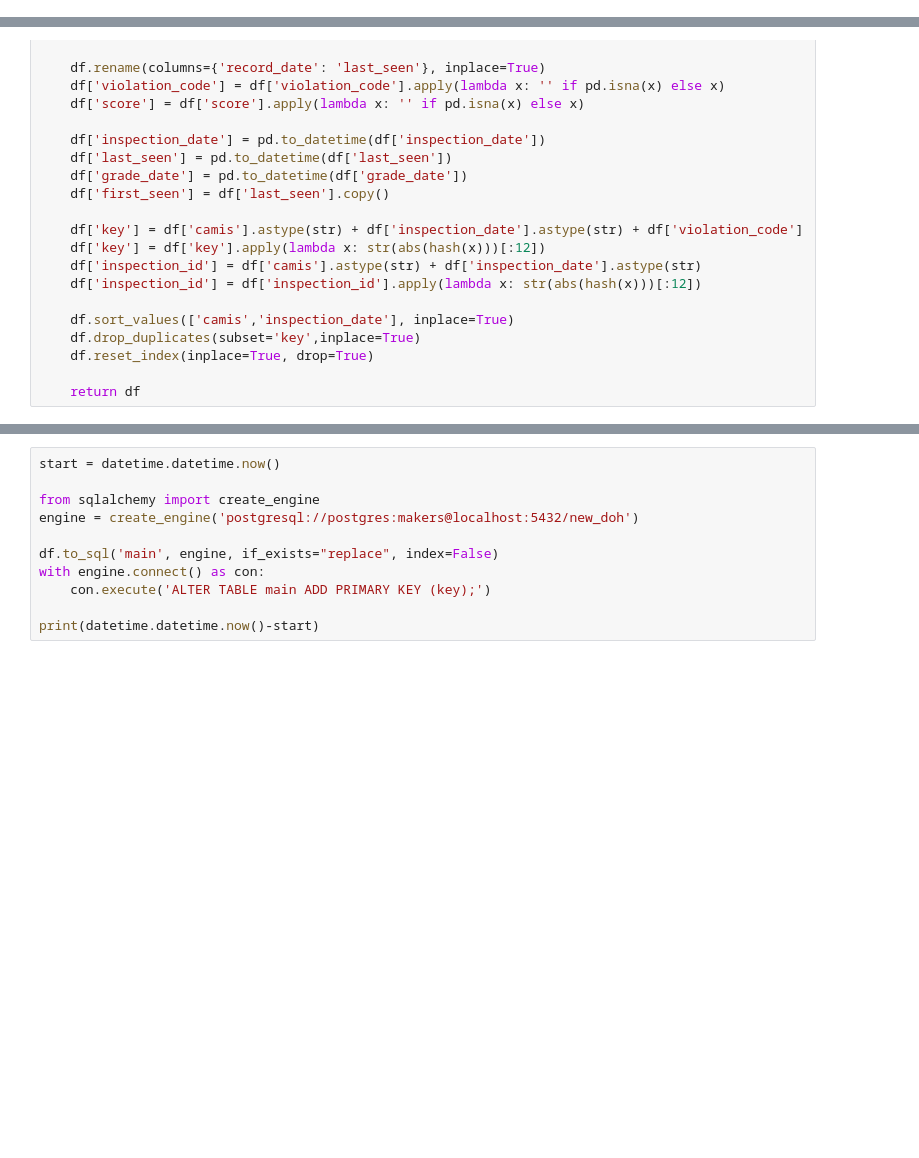
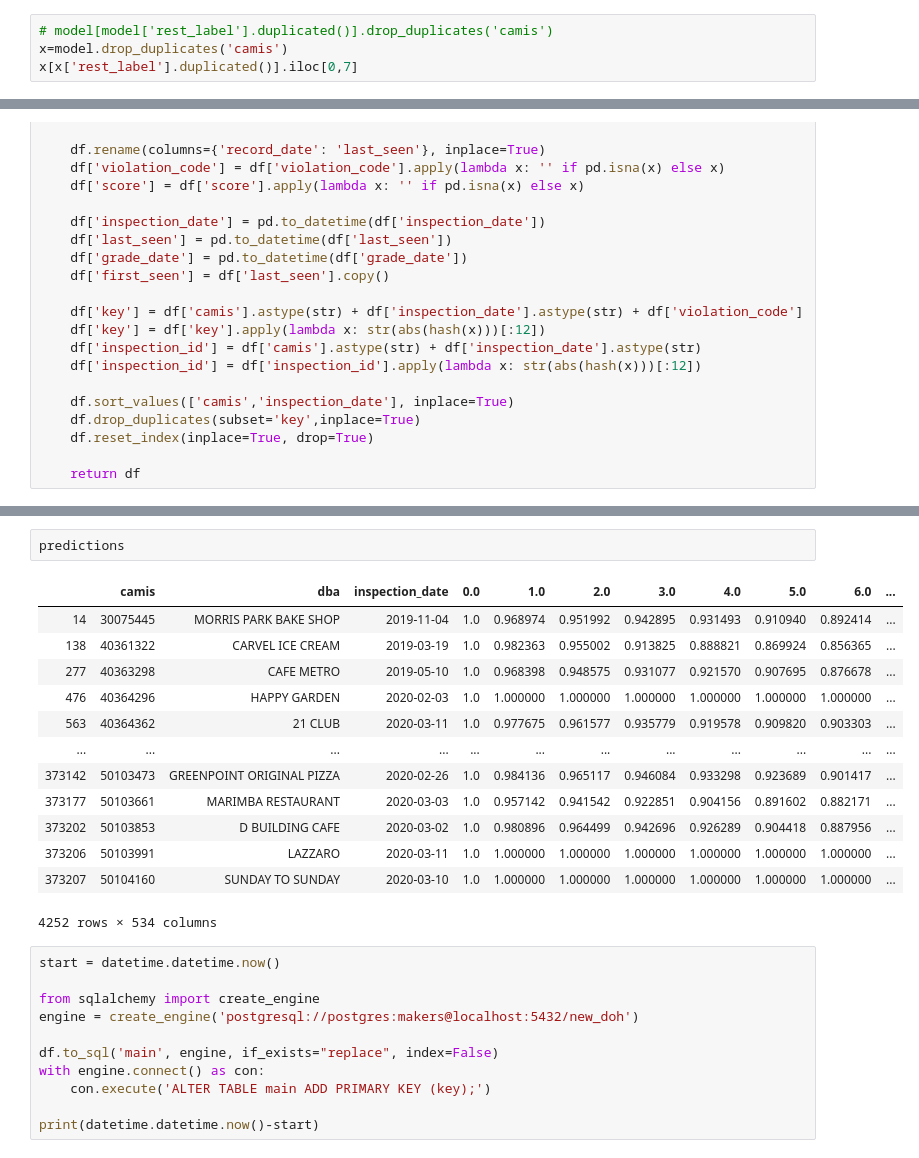
Before and after one commit to AdamWBeal/nyc_doh_predictor, a Jupyter notebook: scratchpad.ipynb, the cells around one changed output, grey strips where cells are left out. Drawn from its saved outputs; the diff is of its cells as text; blank space fills up the shorter version.

```diff
--- a/scratchpad.ipynb
+++ b/scratchpad.ipynb
@@ -15,0 +236,4 @@ import sqlalchemy
+# %%
+# model[model['rest_label'].duplicated()].drop_duplicates('camis')
+x=model.drop_duplicates('camis')
+x[x['rest_label'].duplicated()].iloc[0,7]
@@ -46,3 +416,19 @@ model = prepare_data('new_file.csv')
+# %%
+predictions
+# %% [output]
+|  | camis | dba | inspection_date | 0.0 | 1.0 | 2.0 | 3.0 | 4.0 | 5.0 | 6.0 | ... |
+| 14 | 30075445 | MORRIS PARK BAKE SHOP | 2019-11-04 | 1.0 | 0.968974 | 0.951992 | 0.942895 | 0.931493 | 0.910940 | 0.892414 | ... |
+| 138 | 40361322 | CARVEL ICE CREAM | 2019-03-19 | 1.0 | 0.982363 | 0.955002 | 0.913825 | 0.888821 | 0.869924 | 0.856365 | ... |
+| 277 | 40363298 | CAFE METRO | 2019-05-10 | 1.0 | 0.968398 | 0.948575 | 0.931077 | 0.921570 | 0.907695 | 0.876678 | ... |
+| 476 | 40364296 | HAPPY GARDEN | 2020-02-03 | 1.0 | 1.000000 | 1.000000 | 1.000000 | 1.000000 | 1.000000 | 1.000000 | ... |
+| 563 | 40364362 | 21 CLUB | 2020-03-11 | 1.0 | 0.977675 | 0.961577 | 0.935779 | 0.919578 | 0.909820 | 0.903303 | ... |
+| ... | ... | ... | ... | ... | ... | ... | ... | ... | ... | ... | ... |
+| 373142 | 50103473 | GREENPOINT ORIGINAL PIZZA | 2020-02-26 | 1.0 | 0.984136 | 0.965117 | 0.946084 | 0.933298 | 0.923689 | 0.901417 | ... |
+| 373177 | 50103661 | MARIMBA RESTAURANT | 2020-03-03 | 1.0 | 0.957142 | 0.941542 | 0.922851 | 0.904156 | 0.891602 | 0.882171 | ... |
+| 373202 | 50103853 | D BUILDING CAFE | 2020-03-02 | 1.0 | 0.980896 | 0.964499 | 0.942696 | 0.926289 | 0.904418 | 0.887956 | ... |
+| 373206 | 50103991 | LAZZARO | 2020-03-11 | 1.0 | 1.000000 | 1.000000 | 1.000000 | 1.000000 | 1.000000 | 1.000000 | ... |
+| 373207 | 50104160 | SUNDAY TO SUNDAY | 2020-03-10 | 1.0 | 1.000000 | 1.000000 | 1.000000 | 1.000000 | 1.000000 | 1.000000 | ... |
+4252 rows × 534 columns
 # %%
 start = datetime.datetime.now()
 
```
Also changed, not shown: parts of 43 cells of this notebook, 13 other files.
